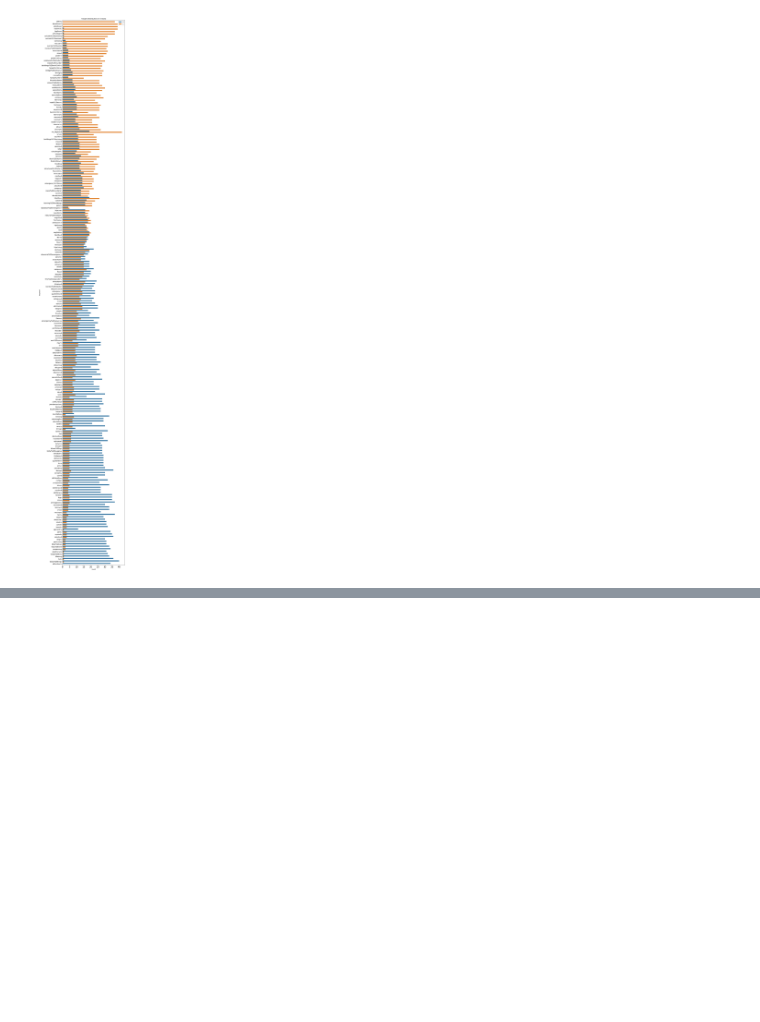
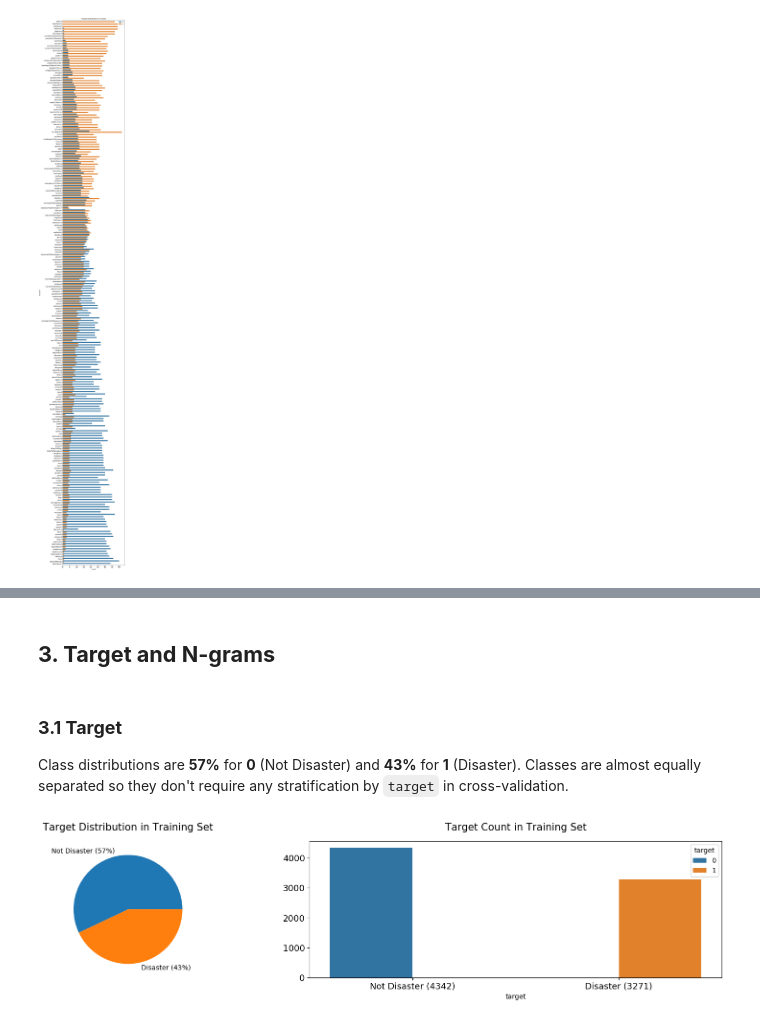
Before and after one commit to sam351/NLP_study, a Jupyter notebook: kaggle_disaster_tweets/201118_disaster-tweets_01_BERT.ipynb, the cells around one changed output, grey strips where cells are left out. Cells and saved outputs as stored; diff of their text form; code cells hidden in the pictures; blank space fills up the shorter version.

Commit message:
Modify 201118_disaster-tweets_01_BERT.ipynb
- Add 3.1 Target

```diff
--- a/kaggle_disaster_tweets/201118_disaster-tweets_01_BERT.ipynb
+++ b/kaggle_disaster_tweets/201118_disaster-tweets_01_BERT.ipynb
@@ -119,0 +198,21 @@ df_train = df_train.drop(columns='target_mean')
+# %% [markdown]
+## **3. Target and N-grams**
+# %% [markdown]
+### **3.1 Target**
+Class distributions are **57%** for **0** (Not Disaster) and **43%** for **1** (Disaster). Classes are almost equally separated so they don't require any stratification by `target` in cross-validation.
+# %%
+fig, axes = plt.subplots(1, 2, figsize=(17, 4), dpi=100)
+
+axes[0].pie(df_train.target.value_counts(), labels=['Not Disaster (57%)', 'Disaster (43%)'])
+axes[0].set_title('Target Distribution in Training Set', size=15, y=1.05)
+
+sns.countplot(df_train.target, hue=df_train.target, ax=axes[1])
+axes[1].set_title('Target Count in Training Set', size=15, y=1.05)
+axes[1].set_xticklabels(['Not Disaster (4342)', 'Disaster (3271)'])
+axes[1].set_ylabel(None)
+axes[1].tick_params(axis='both', labelsize=13)
+
+plt.tight_layout()
+plt.show()
+# %% [output]
+[figure, added]
```
Also changed, not shown: parts of 4 cells of this notebook.
